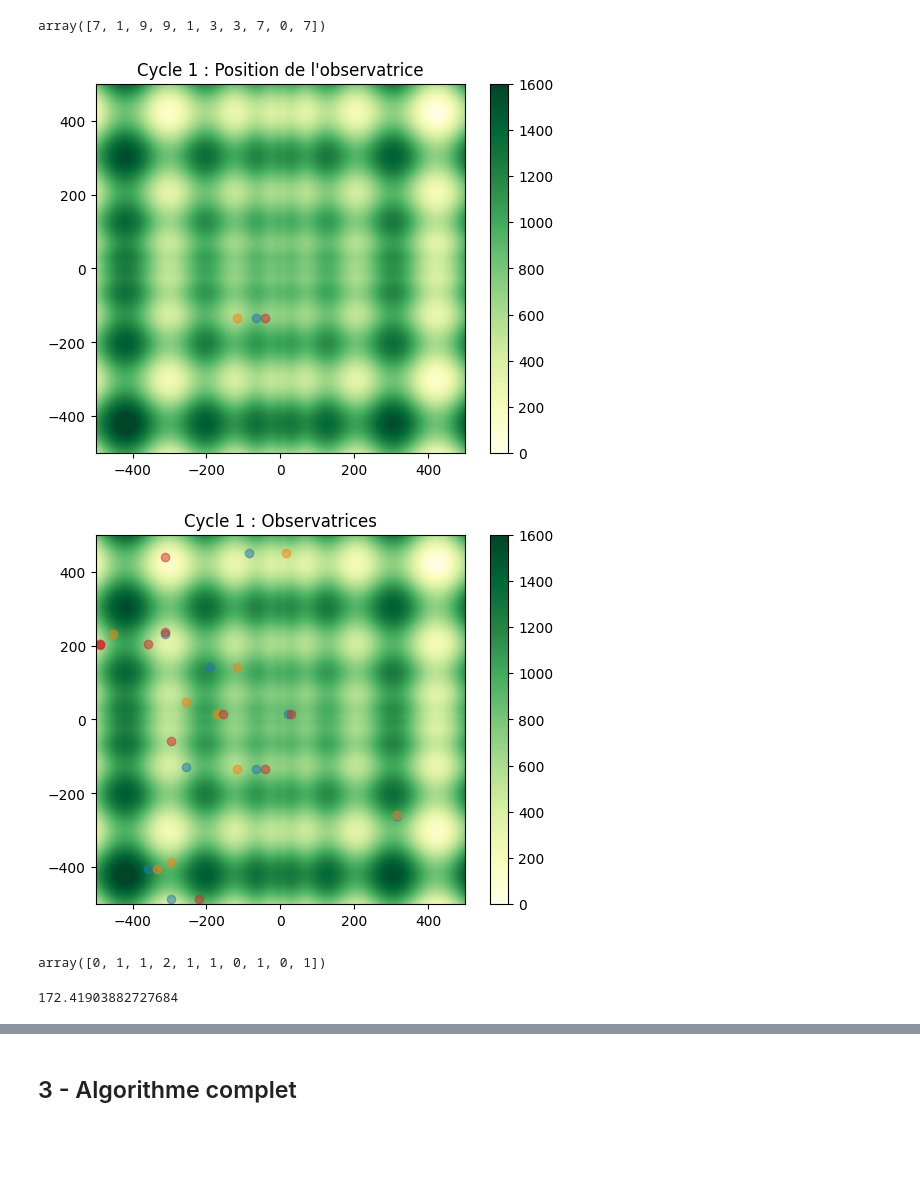
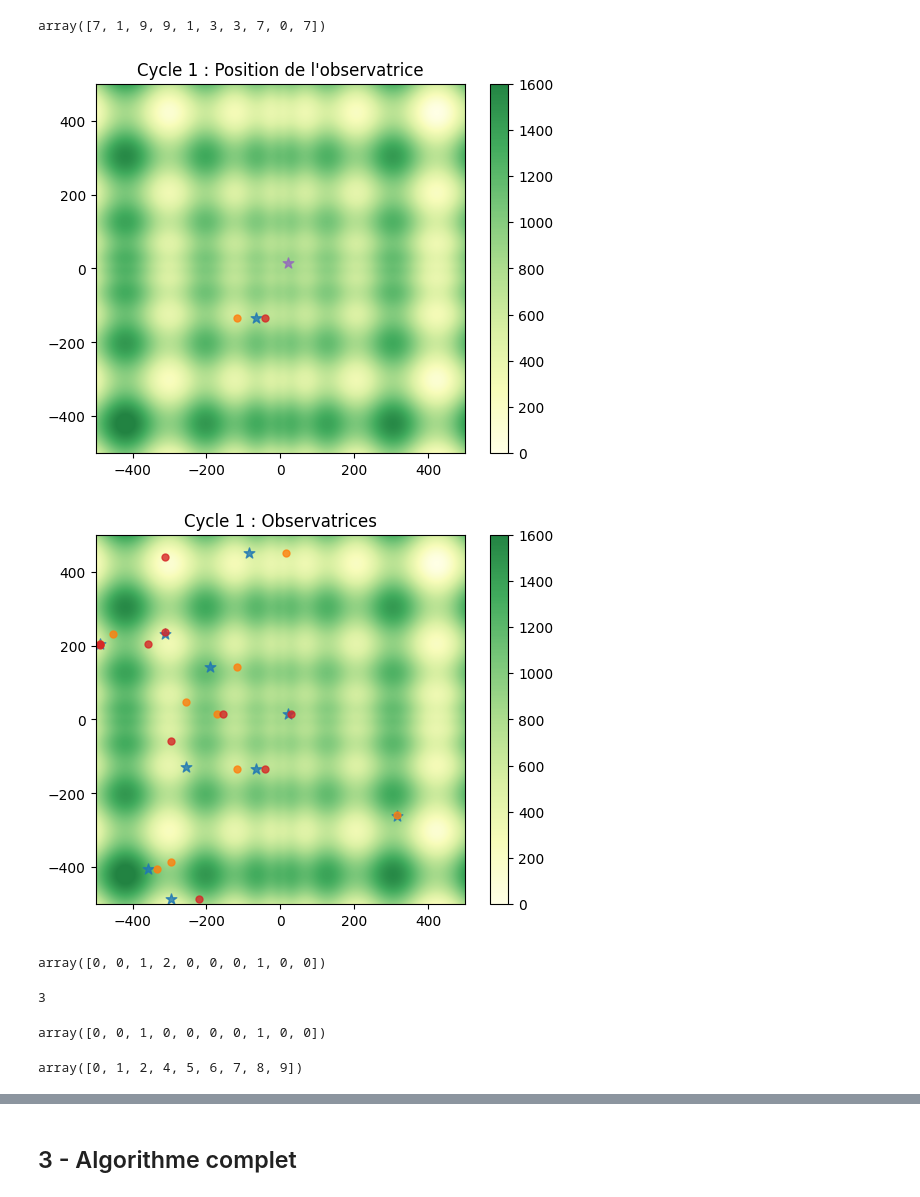
Before and after one commit to Electrom500/Metaheuristiques, a Jupyter notebook: abeilles/abeilles.ipynb, the cells around one changed output, grey strips where cells are left out. Saved outputs shown, nothing was run; the diff lists cells and outputs as text; code cells hidden in the pictures; blank space fills up the shorter version.

```diff
--- a/abeilles/abeilles.ipynb
+++ b/abeilles/abeilles.ipynb
@@ -127,16 +158,35 @@ def exploit_sources(sources, rng):
 
     return new_sources, influences, coords
 # %%
-def update_sources(sources, source_objective, failure, bees, bee_objective):
+def update_sources(
+    sources, source_objective, failure, bees, bee_objective, bee_sources=None
+):
+    if bee_sources is None:
+        bee_sources = np.arange(len(sources))
+
+    for source in range(len(sources)):
+        subset = bee_sources == source
+        lower_objective = bee_objective[subset] < source_objective[source]
+
+        if lower_objective.any():
+            best_bee = np.argmin(bee_objective[subset])
+            sources[source] = bees[subset][best_bee]
+            source_objective[source] = bee_objective[subset][best_bee]
+            failure[source] = 0
+        else:
+            failure[source] += subset.sum()
+            # failure[source] += 1
+
     # Find which sources need to be updated
-    to_update = bee_objective < source_objective
+    # to_update = bee_objective < source_objective
 
     # Update sources
-    sources[to_update] = bees[to_update]
-    source_objective[to_update] = bee_objective[to_update]
+    # sources[to_update] = bees[to_update]
+    # source_objective[to_update] = bee_objective[to_update]
 
     # Update failure counters
-    failure[~to_update] += 1
+    # failure[~to_update] += 1
+    # failure[to_update] = 0
 
     return sources, source_objective, failure
 # %%
@@ -246,17 +303,28 @@ onlooker_objective = compute_objective(onlookers)
 # %%
 tmp_sources = previous_sources[0]
 tmp_employed = employed[0]
 tmp_onlookers = onlookers[onlooker_sources == 0]
+tmp_influence = sources[influences[onlooker_sources == 0]]
 
-fig = plot_bees(Z, tmp_sources, tmp_employed, tmp_onlookers, title="Cycle 1 : Position de l'observatrice")
+fig = plot_bees(
+    Z,
+    tmp_sources,
+    tmp_employed,
+    tmp_onlookers,
+    tmp_influence,
+    title="Cycle 1 : Position de l'observatrice",
+    bee_types=[food_source, employee, onlooker, influencing_source],
+)
 fig.savefig(path / "3a_onlookers.png", dpi=300, transparent=True, bbox_inches="tight")
 # %% [output]
-[figure, old version]
+[figure, new version]
 # %%
-fig = plot_bees(Z, previous_sources, employed, onlookers, title="Cycle 1 : Observatrices")
+fig = plot_bees(
+    Z, previous_sources, employed, onlookers, title="Cycle 1 : Observatrices"
+)
 fig.savefig(path / "3_onlookers.png", dpi=300, transparent=True, bbox_inches="tight")
 # %% [output]
-[figure, old version]
+[figure, new version]
 # %%
 # Update sources
 sources, source_objective, failure = update_sources(
@@ -264,12 +332,21 @@ sources, source_objective, failure = update_sources(
 )
 failure
 # %% [output]
-array([0, 1, 1, 2, 1, 1, 0, 1, 0, 1])
+array([0, 0, 1, 2, 0, 0, 0, 1, 0, 0])
 # %%
 sources, source_objective, failure, scout = abandon_sources(
-    sources, source_objective, failure, 2
+    sources, source_objective, failure, 2, rng
 )
-source_objective.min()
+scout
 # %% [output]
-172.41903882727684
+3
+# %%
+failure
+# %% [output]
+array([0, 0, 1, 0, 0, 0, 0, 1, 0, 0])
+# %%
+non_scout = np.arange(num_sources)[np.arange(num_sources) != scout]
+non_scout
+# %% [output]
+array([0, 1, 2, 4, 5, 6, 7, 8, 9])
 # %%
```
Also changed, not shown: parts of 14 cells of this notebook, 2 other files.
